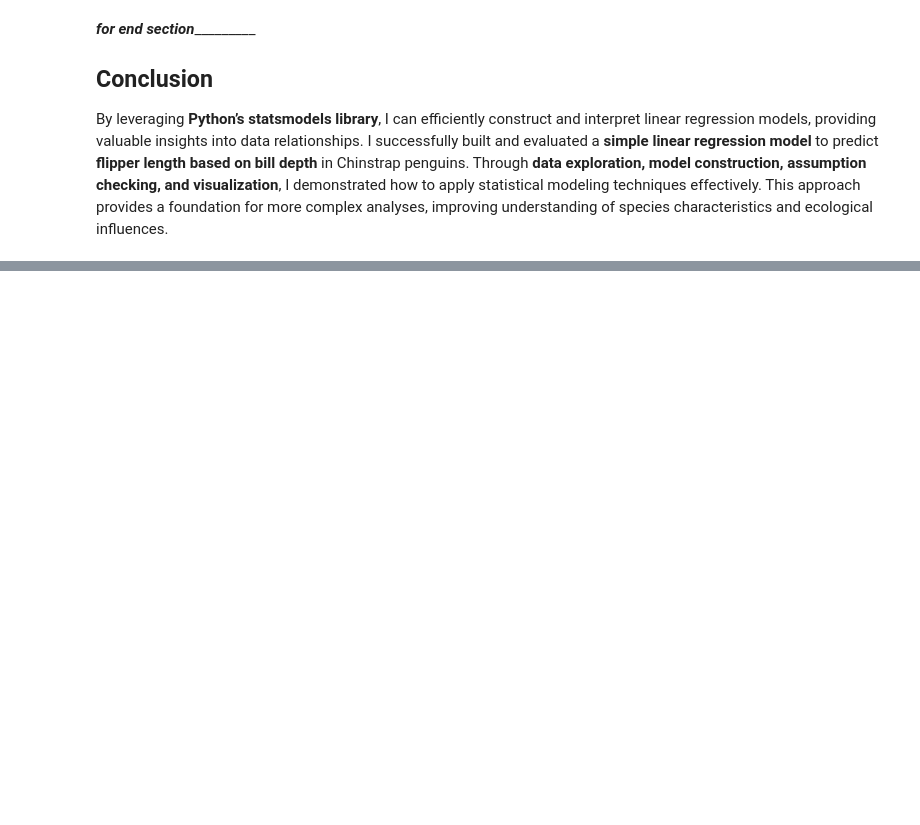
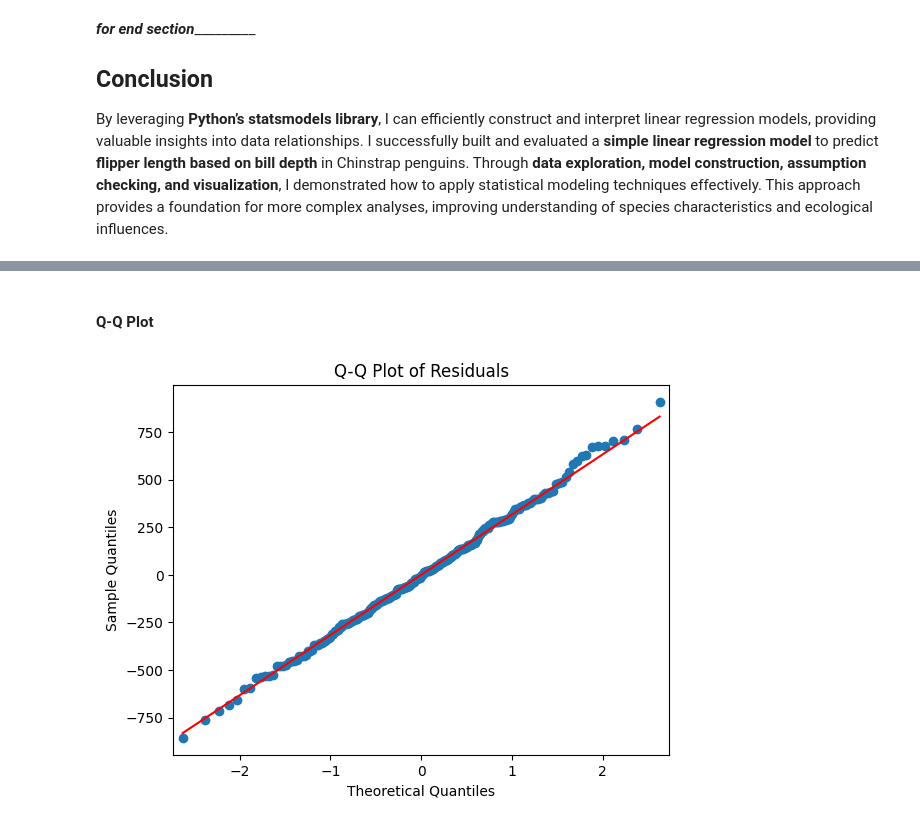
Before and after one commit to Cyberoctane29/Penguins-Data-Analysis-and-Modeling, a Jupyter notebook: Penguins_Data_Modeling_and_Analysis.ipynb, the cells around one changed output, grey strips where cells are left out. Cells and saved outputs as stored; diff of their text form; code cells hidden in the pictures; blank space fills up the shorter version.

```diff
--- a/Penguins_Data_Modeling_and_Analysis.ipynb
+++ b/Penguins_Data_Modeling_and_Analysis.ipynb
@@ -586,0 +750,8 @@ I successfully built and evaluated a **simple linear regression model** to predi
+# %% [markdown]
+#### **Q-Q Plot**
+# %%
+fig = sm.qqplot(mlr1_model.resid, line='s')
+plt.title("Q-Q Plot of Residuals")
+plt.show()
+# %% [output]
+[figure, added]
```
Also changed, not shown: parts of 50 cells of this notebook.
